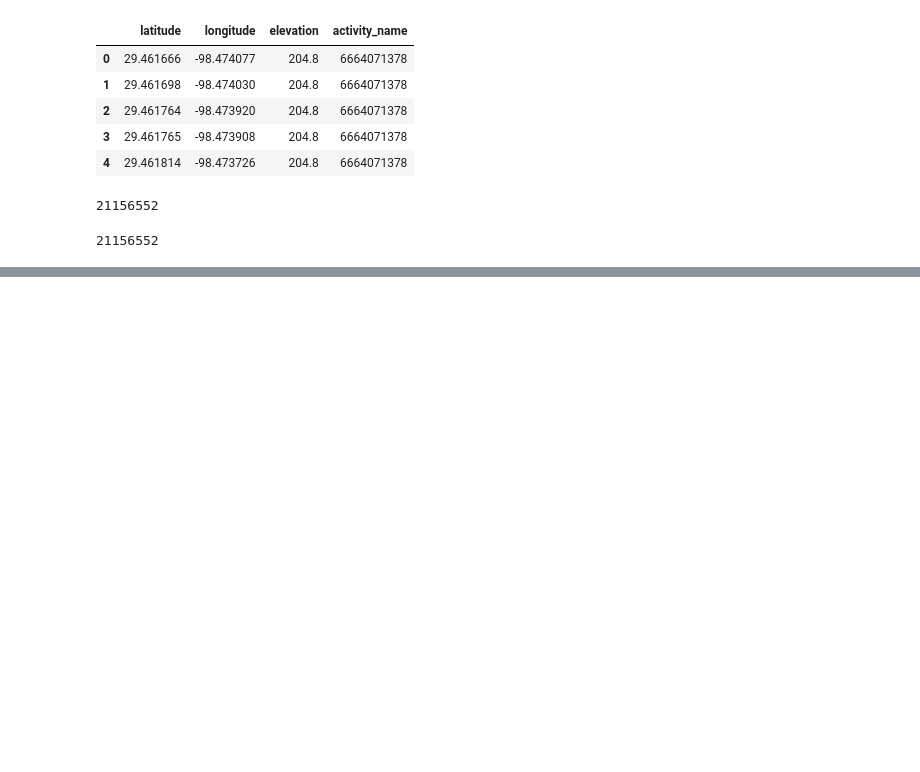
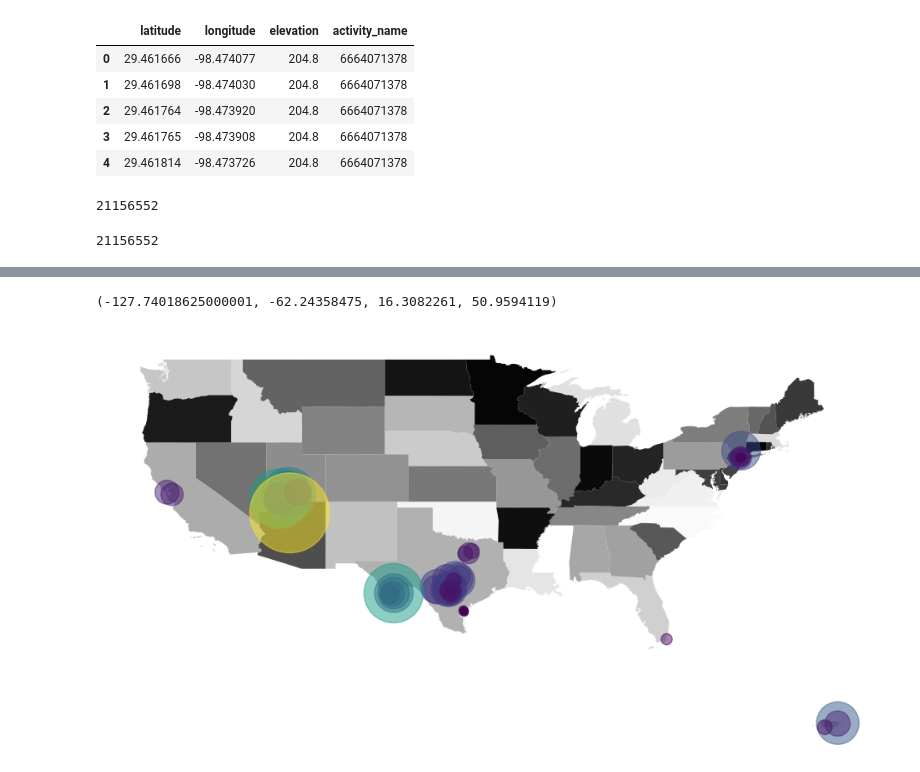
Before and after one commit to dazhaoniel/strava-recap-2022, a Jupyter notebook: strava2022.ipynb, the cells around one changed output, grey strips where cells are left out. Saved outputs shown, nothing was run; the diff lists cells and outputs as text; code cells hidden in the pictures; blank space fills up the shorter version.

```diff
--- a/strava2022.ipynb
+++ b/strava2022.ipynb
@@ -267,5 +274,10 @@ sample_gdf = gdf.groupby('Activity ID').first()
 # %%
-# g, ax = plt.subplots(figsize=(12, 12))
-# states.plot(ax=ax, facecolor='Grey', cmap='cividis')
+g, ax = plt.subplots(figsize=(12, 12))
+states.plot(ax=ax, linewidth=0.2, cmap='binary')
 
-# sample_gdf.plot(ax=ax, color='red',markersize=sample_gdf.elevation_gain_ft, alpha=0.5);
+# elevation heatmap
+sample_gdf.plot(ax=ax, column='elevation_gain_ft', markersize=sample_gdf.elevation_gain_ft, alpha=0.5)
+ax.axis('off')
+# %% [output]
+(-127.74018625000001, -62.24358475, 16.3082261, 50.9594119)
+[figure, added]
```
Also changed, not shown: parts of 5 cells of this notebook.
